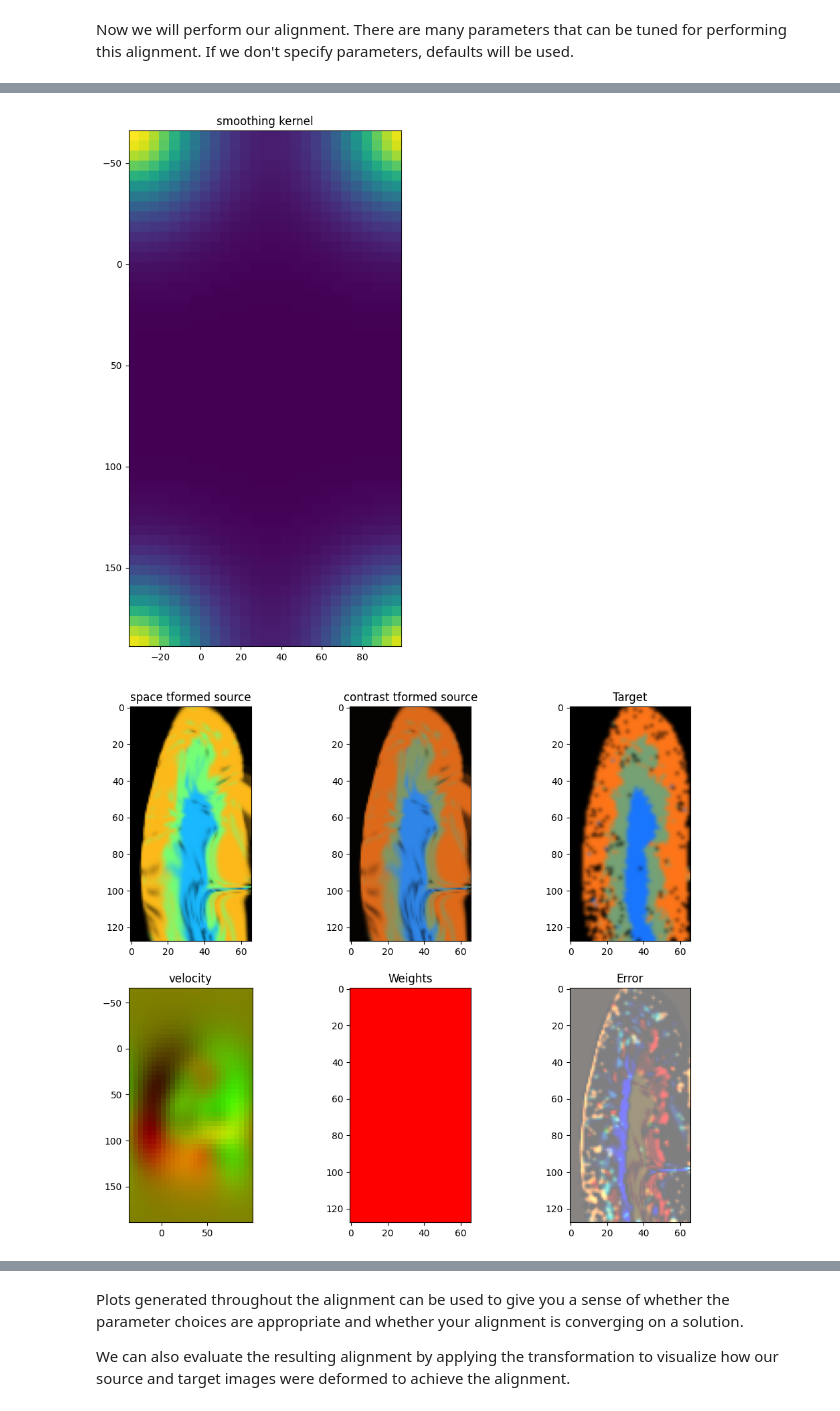
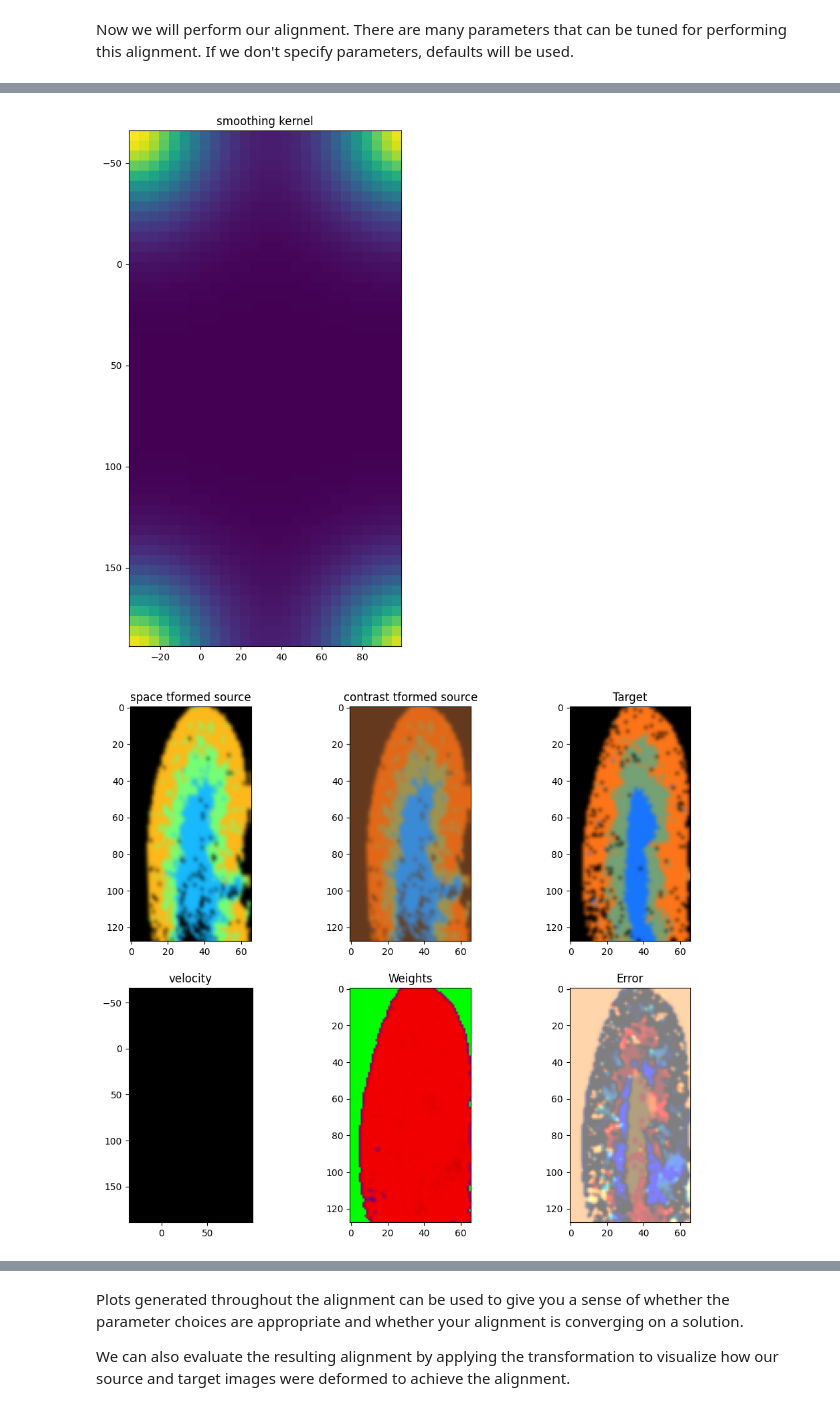
Before and after one commit to JEFworks-Lab/STcompare, a Jupyter notebook: vignettes/visium-visium-region-alignment-affine-only.ipynb, the cells around one changed output, grey strips where cells are left out. Saved outputs shown, nothing was run; the diff lists cells and outputs as text; code cells hidden in the pictures.

Commit message:
change epT translation step size to be smaller to get better affine alignment

```diff
--- a/vignettes/visium-visium-region-alignment-affine-only.ipynb
+++ b/vignettes/visium-visium-region-alignment-affine-only.ipynb
@@ -201,11 +210,15 @@ else:
 
 # keep all other parameters default
 params = {  'a': 10,
-            'niter': 1000,
-            #'diffeo_start': 1001,
+            'niter': 10000,
+            'diffeo_start': 10001,
             'device':device,
+            'sigmaM': 0.6,
+            'sigmaB': 0.2,
+            'sigmaA': 0.01,
+            'epT': 2e-2, #make step size for translation much smaller since we are doing affine only and want to be more precise in the translation
             'muB': torch.tensor([0,0,0]), # black is background in target
-            #'muA': torch.tensor([1,1,1]) # use white as artifact
+            'muA': torch.tensor([0,0,0]) # use black as artifact
             #'epV': 50
           }
 
@@ -219,2 +232,2 @@ Wall time: 34.9 s
 [figure]
-[figure, old version]
+[figure, new version]
```
Also changed, not shown: parts of 6 cells of this notebook.
